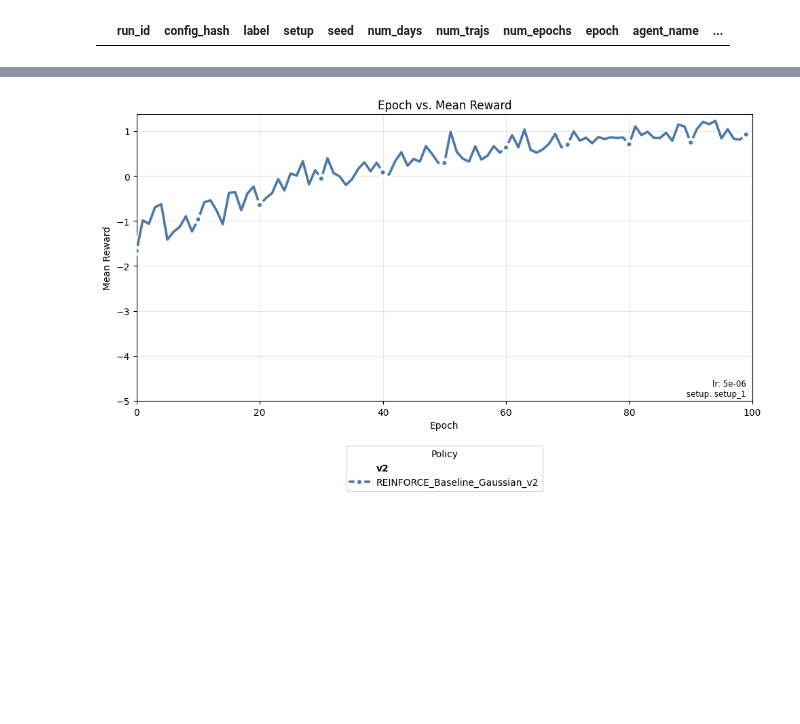
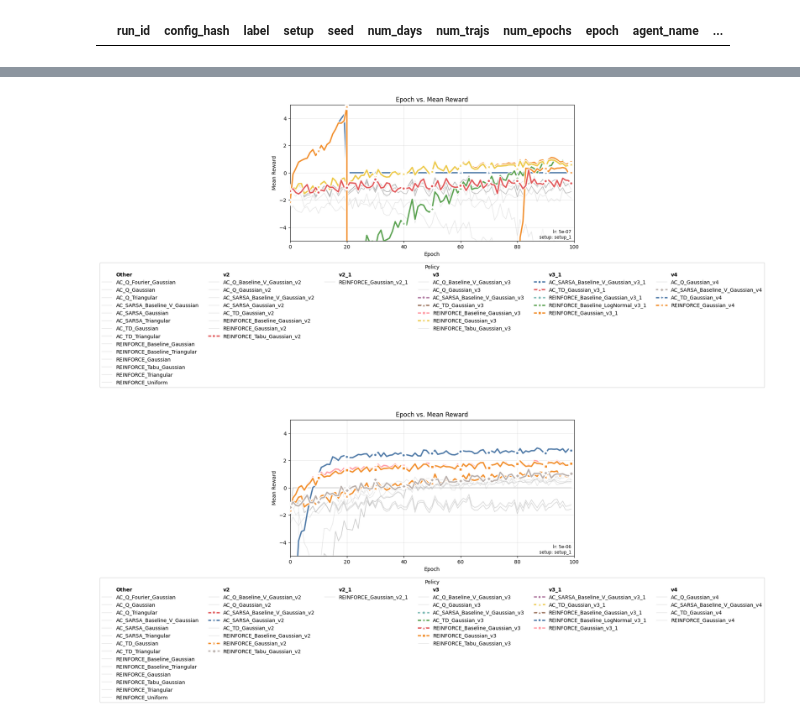
Before and after one commit to nish-ku-121/derby, a Jupyter notebook: notebooks/Policy Sweep Plot.ipynb, the cells around one changed output, grey strips where cells are left out. Cells and saved outputs as stored; diff of their text form; code cells hidden in the pictures; blank space fills up the shorter version.

```diff
--- a/notebooks/Policy Sweep Plot.ipynb
+++ b/notebooks/Policy Sweep Plot.ipynb
@@ -30,7 +30,7 @@ DATA_DIRS = [
     # "results/grid_sweep_middle/parquet",
     # "results/grid_sweep_bottom/parquet",
     # "results/grid_sweep_failed_pairs/parquet",
-    "results/test_run"
+    "results/all_policies_smoke_test/sweep_20250925-102752/parquet",
 ]
 # %%
 # Load all epoch aggregate parquet files from one or more directories
@@ -110,7 +110,7 @@ for lr in vals:
         x_min=0,
         x_max=100,
         y_min=-5,
-        # y_max=15,
+        y_max=5,
         plot_every_epoch=1,
         top_k_marker_every_epoch=10,
         top_k=13,
@@ -139,4 +139,5 @@ Learning rates found: [5e-06]
-[figure, old version]
+[figure, new version]
+[figure, added]
 # %%
 # Build a sorted table of last-epoch mean rewards per (policy_class, run_id) and include policy_params_json
 from utils.plot_utils import last_epoch_table
```
Also changed, not shown: parts of 2 cells of this notebook.
